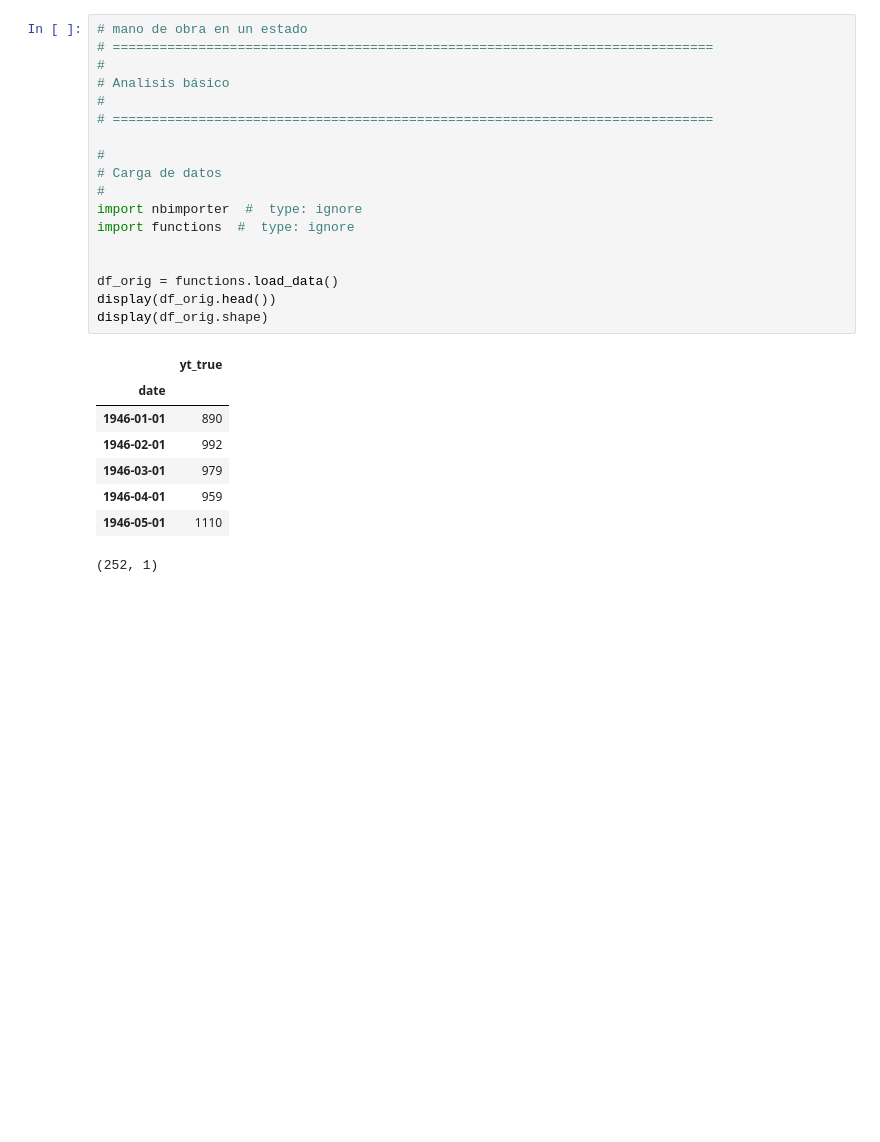
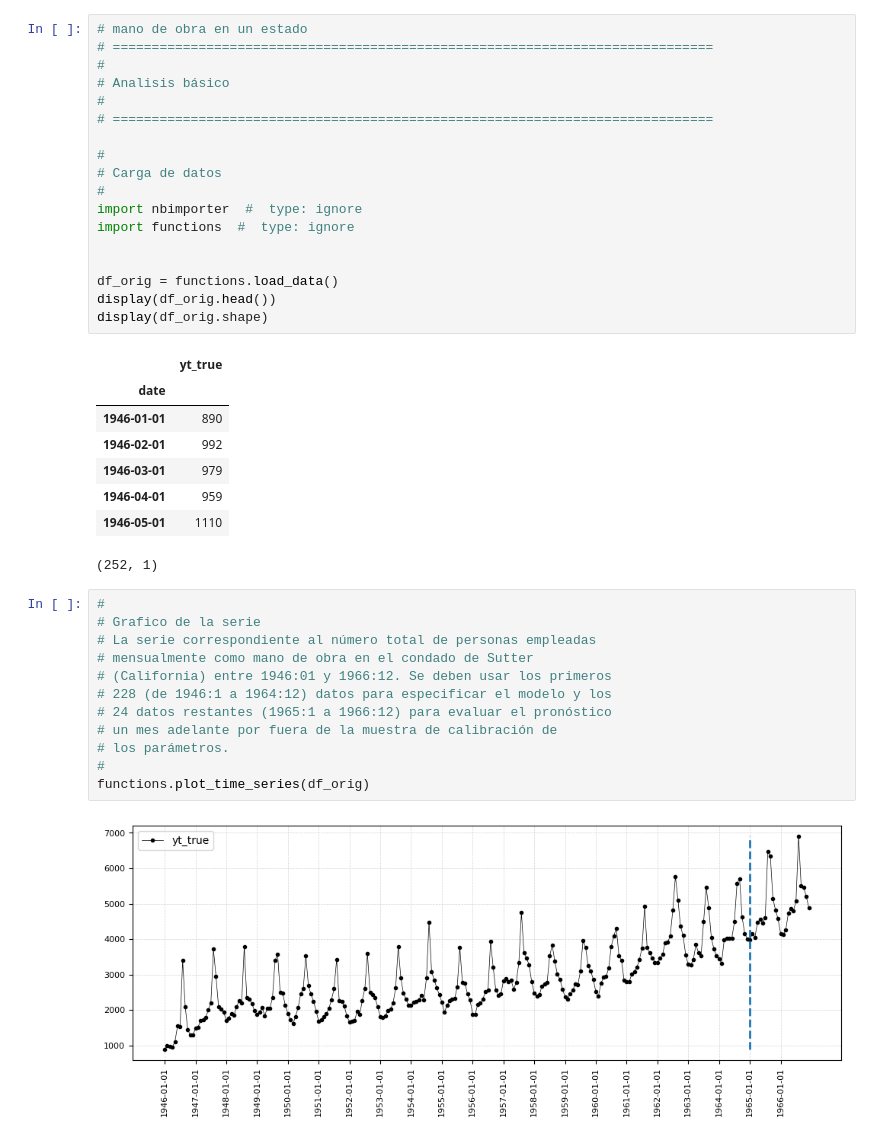
Before and after one commit to 2024-2-analitica-predictiva/2024-2-PRE-14-prediccion-de-series-de-tiempo-dcartagena2001, a Jupyter notebook: homework/notebook_1.ipynb, the cells around one changed output. Saved outputs shown, nothing was run; the diff lists cells and outputs as text; blank space fills up the shorter version.

Commit message:
grafica serie de tiempo

```diff
--- a/homework/notebook_1.ipynb
+++ b/homework/notebook_1.ipynb
@@ -25,3 +25,17 @@ display(df_orig.shape)
 | 1946-04-01 | 959 |
 | 1946-05-01 | 1110 |
 (252, 1)
+# %%
+#
+# Grafico de la serie
+# La serie correspondiente al número total de personas empleadas
+# mensualmente como mano de obra en el condado de Sutter
+# (California) entre 1946:01 y 1966:12. Se deben usar los primeros
+# 228 (de 1946:1 a 1964:12) datos para especificar el modelo y los
+# 24 datos restantes (1965:1 a 1966:12) para evaluar el pronóstico
+# un mes adelante por fuera de la muestra de calibración de
+# los parámetros.
+#
+functions.plot_time_series(df_orig)
+# %% [output]
+[figure, added]
```
Also changed, not shown: 1 other file.
